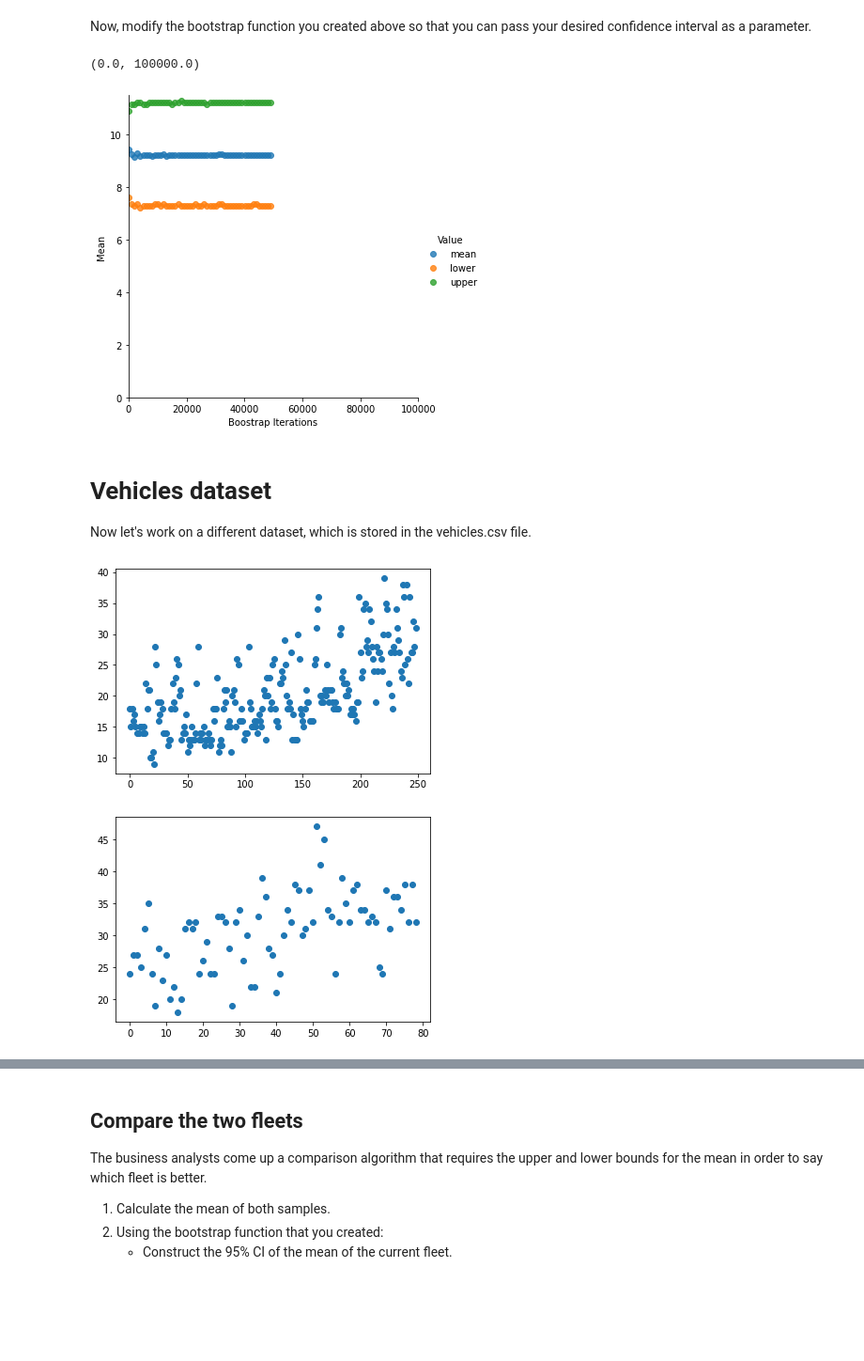
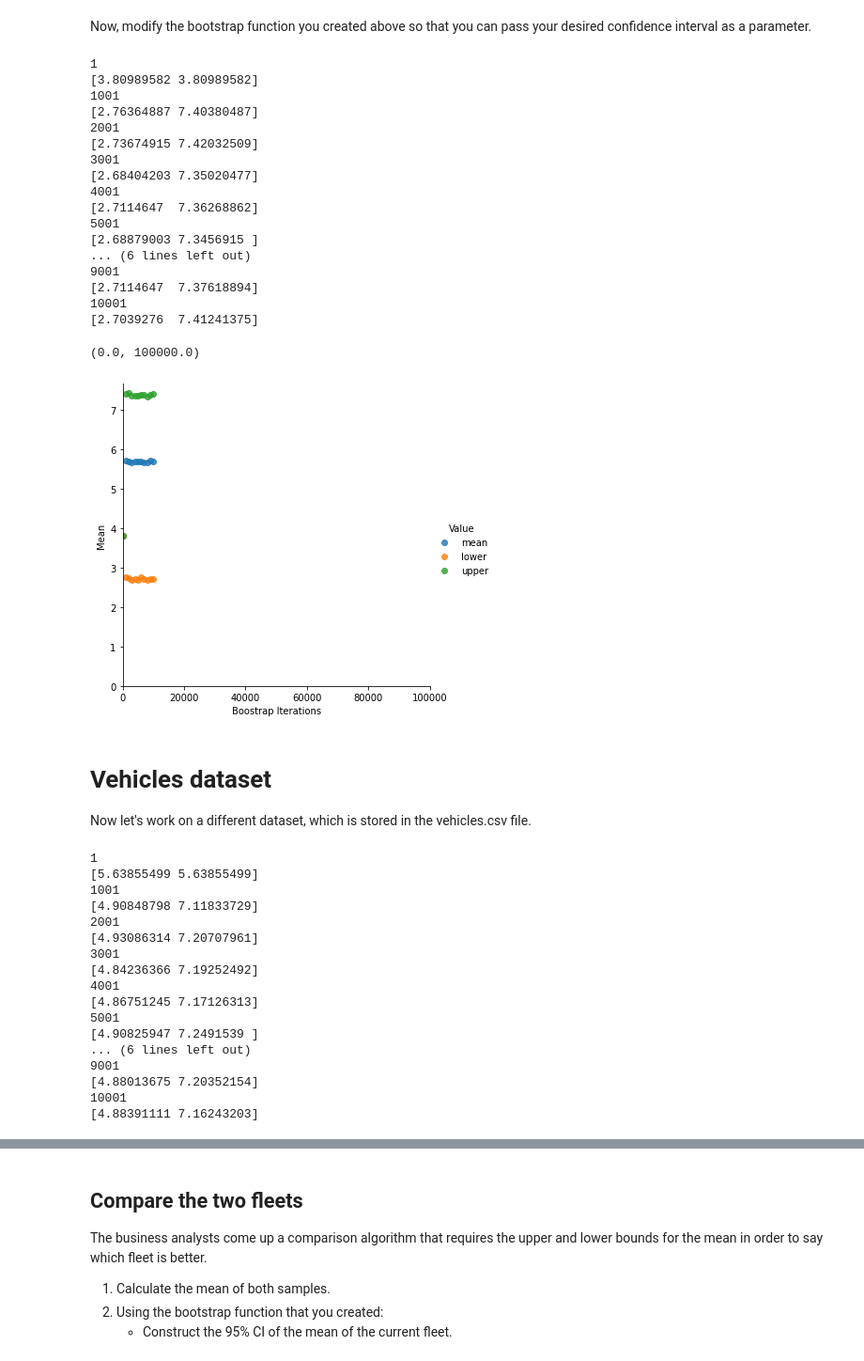
Before and after one commit to pateljay7018/CE888-7-SP-D.S.-and-decision-making-, a Jupyter notebook: Lab-2/bootstrap.ipynb, the cells around one changed output, grey strips where cells are left out. Shown at 94% size. Cells and saved outputs as stored; diff of their text form; code cells hidden in the pictures; blank space fills up the shorter version.

```diff
--- a/Lab-2/bootstrap.ipynb
+++ b/Lab-2/bootstrap.ipynb
@@ -65,21 +73,39 @@ def bootstrap_mean_ci(sample, sample_size, n_bootstraps, ci):
 # %%
 boots = []
-for i in range(100, 50000, 1000):
-    boot = bootstrap_mean_ci(data, data.shape[0], i, 80)
+for i in range(1, 10002, 1000):
+    print(i)
+    boot = bootstrap_mean_ci(data, data.shape[0], i, 95)
     boots.append([i, boot[0], "mean"])
     boots.append([i, boot[1], "lower"])
     boots.append([i, boot[2], "upper"])
 
 df_boot = pd.DataFrame(boots, columns=['Boostrap Iterations', 'Mean', "Value"])
 sns_plot = sns.lmplot(df_boot.columns[0], df_boot.columns[1], data=df_boot, fit_reg=False, hue="Value")
 
 sns_plot.axes[0, 0].set_ylim(0,)
 sns_plot.axes[0, 0].set_xlim(0, 100000)
 
 #sns_plot.savefig("bootstrap_confidence_80.pdf", bbox_inches='tight')
 # %% [output]
-(0.0, 100000.0)
+1
+[3.80989582 3.80989582]
+1001
+[2.76364887 7.40380487]
+2001
+[2.73674915 7.42032509]
+3001
+[2.68404203 7.35020477]
+4001
+[2.7114647  7.36268862]
+5001
+[2.68879003 7.3456915 ]
+... (6 lines left out)
+9001
+[2.7114647  7.37618894]
+10001
+[2.7039276  7.41241375]
+(0.0, 100000.0)
-[figure, old version]
+[figure, new version]
 # %% [markdown]
 # Vehicles dataset
 
@@ -94,22 +120,3 @@ Now let's work on a different dataset, which is stored in the vehicles.csv file.
 # or plot them both in one plot (but not one against the other).
 # <---INSERT YOUR CODE HERE--->
 # Note: you can add more cells as needed to organise your code and your plots
-df = pd.read_csv('https://raw.githubusercontent.com/albanda/CE888/master/lab2%20-%20bootstrap/vehicles.csv')
-data_f1 = df.values.T[0]
-data_f2t = df.values.T[1]
-data_f2=data_f2t[:79]
-
-x=[]
-for i in range(249):
-  x.append(i)
-
-import matplotlib.pyplot as plt
-plt.scatter(x, data_f1)
-plt.show()
-
-
-plt.scatter(x, data_f2t)
-plt.show()
-# %% [output]
-[figure, removed]
-[figure, removed]
@@ -115,0 +128,26 @@ plt.show()
+# %%
+boots = []
+for i in range(1, 10002, 1000):
+    print(i)
+    boot = bootstrap_mean_ci(data_f2, data_f2.shape[0], i, 99)
+    boots.append([i, boot[0], "mean"])
+    boots.append([i, boot[1], "lower"])
+    boots.append([i, boot[2], "upper"])
+# %% [output]
+1
+[5.63855499 5.63855499]
+1001
+[4.90848798 7.11833729]
+2001
+[4.93086314 7.20707961]
+3001
+[4.84236366 7.19252492]
+4001
+[4.86751245 7.17126313]
+5001
+[4.90825947 7.2491539 ]
+... (6 lines left out)
+9001
+[4.88013675 7.20352154]
+10001
+[4.88391111 7.16243203]
```
Also changed, not shown: parts of 16 cells of this notebook.
